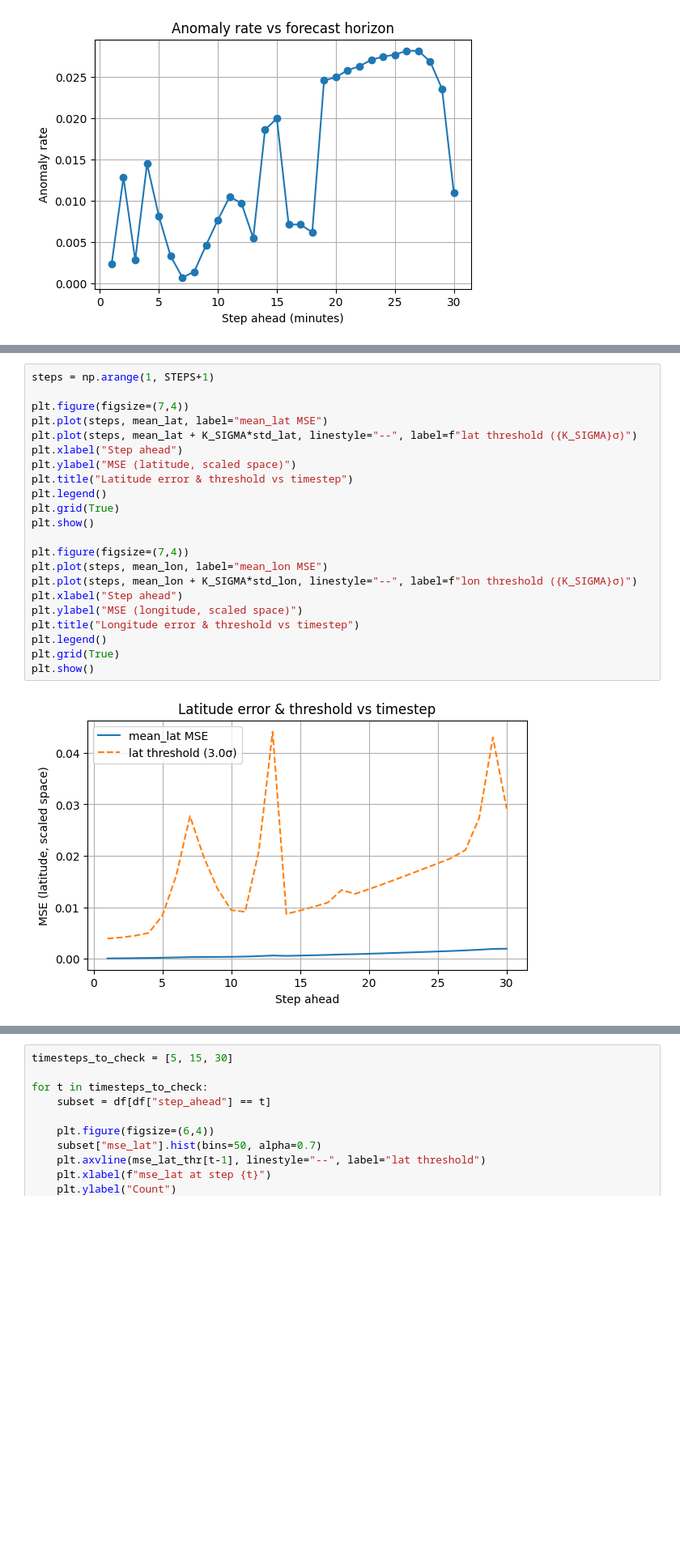
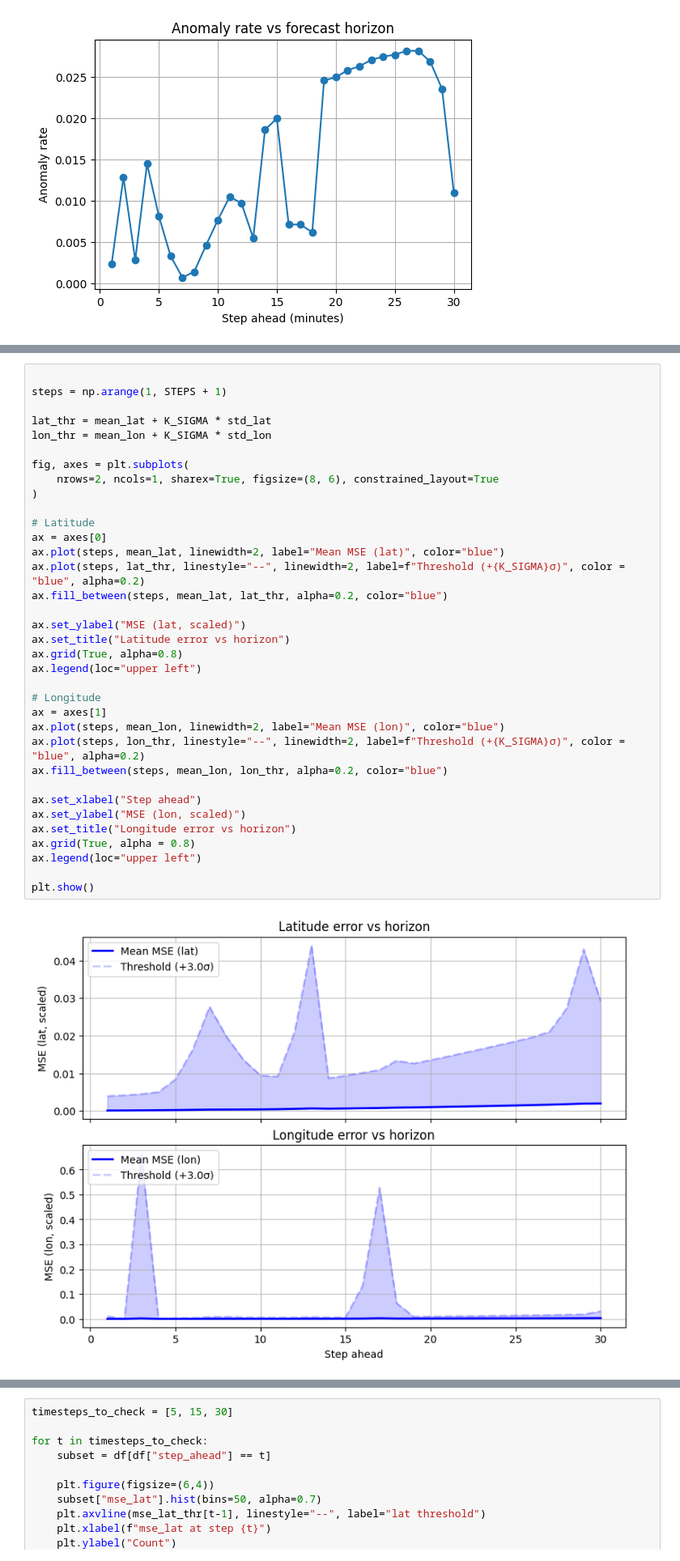
Before and after one commit to tomassterk/DeepLearningProject2025, a Jupyter notebook: Main results and plots.ipynb, the cells around one changed output, grey strips where cells are left out. Shown at 81% size. Drawn from its saved outputs; the diff is of its cells as text; blank space fills up the shorter version.

```diff
--- a/Main results and plots.ipynb
+++ b/Main results and plots.ipynb
@@ -294,24 +367,37 @@ Name: anom_any, dtype: float64
 # %%
-steps = np.arange(1, STEPS+1)
 
-plt.figure(figsize=(7,4))
-plt.plot(steps, mean_lat, label="mean_lat MSE")
-plt.plot(steps, mean_lat + K_SIGMA*std_lat, linestyle="--", label=f"lat threshold ({K_SIGMA}σ)")
-plt.xlabel("Step ahead")
-plt.ylabel("MSE (latitude, scaled space)")
-plt.title("Latitude error & threshold vs timestep")
-plt.legend()
-plt.grid(True)
+steps = np.arange(1, STEPS + 1)
+
+lat_thr = mean_lat + K_SIGMA * std_lat
+lon_thr = mean_lon + K_SIGMA * std_lon
+
+fig, axes = plt.subplots(
+    nrows=2, ncols=1, sharex=True, figsize=(8, 6), constrained_layout=True
+)
+
+# Latitude
+ax = axes[0]
+ax.plot(steps, mean_lat, linewidth=2, label="Mean MSE (lat)", color="blue")
+ax.plot(steps, lat_thr, linestyle="--", linewidth=2, label=f"Threshold (+{K_SIGMA}σ)", color = "blue", alpha=0.2)
+ax.fill_between(steps, mean_lat, lat_thr, alpha=0.2, color="blue")
+
+ax.set_ylabel("MSE (lat, scaled)")
+ax.set_title("Latitude error vs horizon")
+ax.grid(True, alpha=0.8)
+ax.legend(loc="upper left")
+
+# Longitude
+ax = axes[1]
+ax.plot(steps, mean_lon, linewidth=2, label="Mean MSE (lon)", color="blue")
+ax.plot(steps, lon_thr, linestyle="--", linewidth=2, label=f"Threshold (+{K_SIGMA}σ)", color = "blue", alpha=0.2)
+ax.fill_between(steps, mean_lon, lon_thr, alpha=0.2, color="blue")
+
+ax.set_xlabel("Step ahead")
+ax.set_ylabel("MSE (lon, scaled)")
+ax.set_title("Longitude error vs horizon")
+ax.grid(True, alpha = 0.8)
+ax.legend(loc="upper left")
+
 plt.show()
-
-plt.figure(figsize=(7,4))
-plt.plot(steps, mean_lon, label="mean_lon MSE")
-plt.plot(steps, mean_lon + K_SIGMA*std_lon, linestyle="--", label=f"lon threshold ({K_SIGMA}σ)")
-plt.xlabel("Step ahead")
-plt.ylabel("MSE (longitude, scaled space)")
-plt.title("Longitude error & threshold vs timestep")
-plt.legend()
-plt.grid(True)
-plt.show()
 # %% [output]
-[figure, old version]
+[figure, new version]
```
Also changed, not shown: parts of 15 cells of this notebook, 4 other files.
